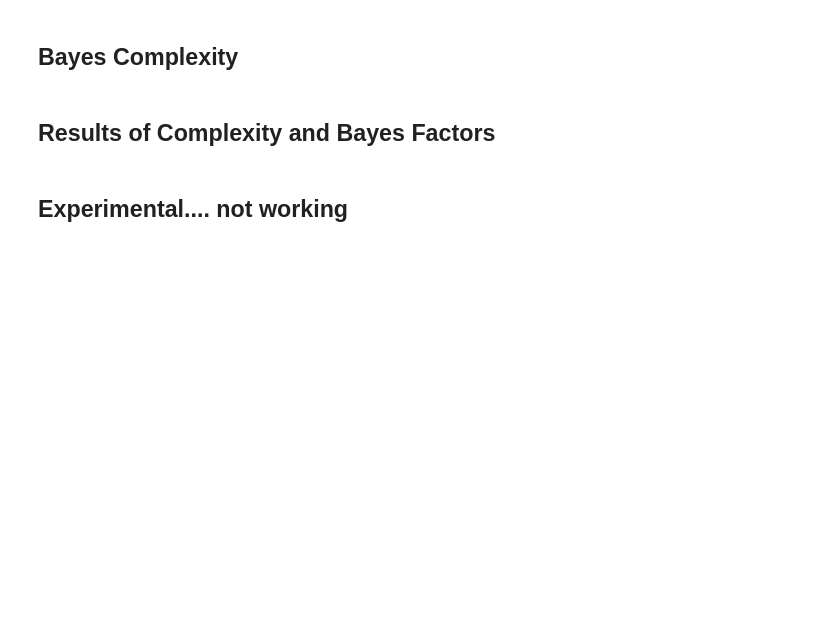
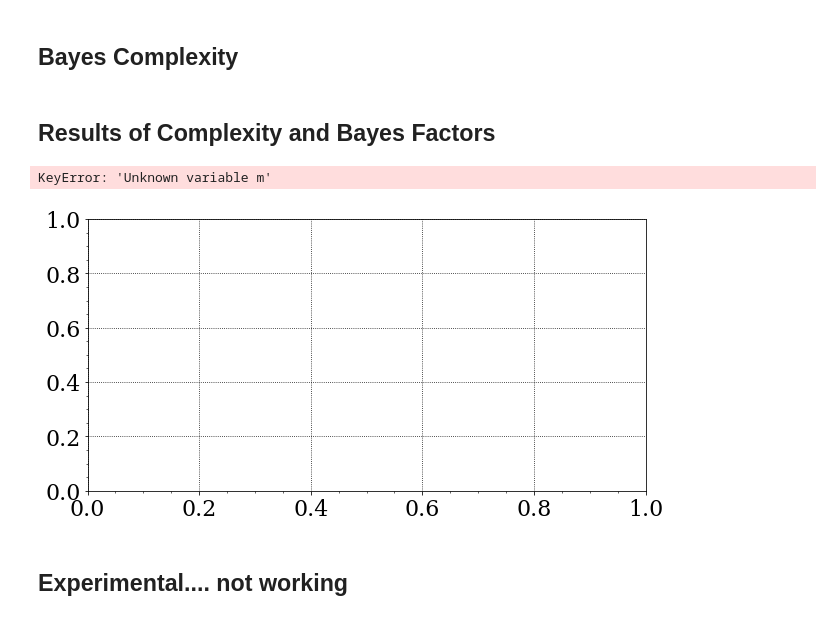
Before and after one commit to dschuechter/physics760_schuechter_krause, a Jupyter notebook: final_project/Code/Bayesian_model_selection_Testing.ipynb, the cells around one changed output. Saved outputs shown, nothing was run; the diff lists cells and outputs as text; code cells hidden in the pictures; blank space fills up the shorter version.

```diff
--- a/final_project/Code/Bayesian_model_selection_Testing.ipynb
+++ b/final_project/Code/Bayesian_model_selection_Testing.ipynb
@@ -316,25 +332,28 @@ def bayes_complexity_c(data_x,data_y,sigma,trace, param_names):
 # %%
 beauty_plot()
 const_params=['Intercept']
-cub_params=['a','b','c','Intercept']
+cub_params=['m','b','c','Intercept']
 sq_params=['a','b','Intercept']
 lin_params=['m','Intercept']
 
 traces=[const_trace,lin_trace,sq_trace,cub_trace]
 param_list_list=[const_params,lin_params,sq_params,cub_params]
 complexity_list=[]
 for i in range(0,4):
     complexity_list.append(bayes_complexity(x,y,sigma,param_list_list[i],traces[i]))
 
 xx=[1,2,3,4]
 yy=xx
 plt.plot(xx,complexity_list,'b^', label="MC estimate")
 plt.plot(xx,yy,'b--',label="$\mathcal{C}_b=\mathcal{C}_0$")
 plt.xlabel('# of input parameters')
 plt.ylabel('Effective complexity $\mathcal{C}_b$')
 #plt.savefig('complexity.pdf')
 plt.legend(bbox_to_anchor=(1,1), ncol=1)
 plt.show()
+# %% [output]
+KeyError: 'Unknown variable m'
+[figure, added]
 # %%
 test = [np.array([1,2,3,4]),np.array([5,6,7])]
 print(test)
```
Also changed, not shown: parts of 5 cells of this notebook, 2 other files.
